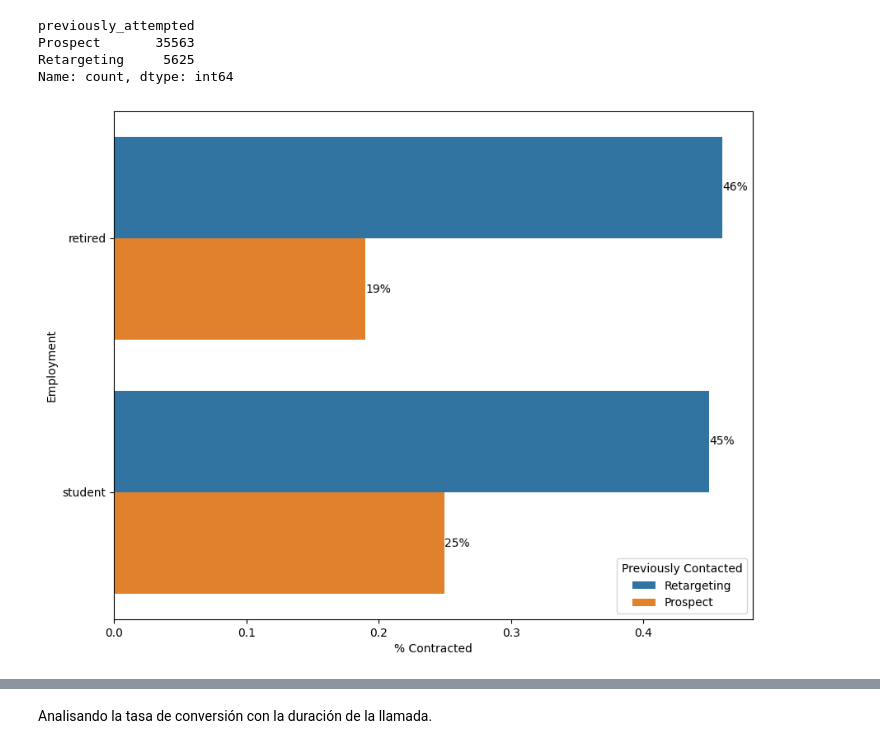
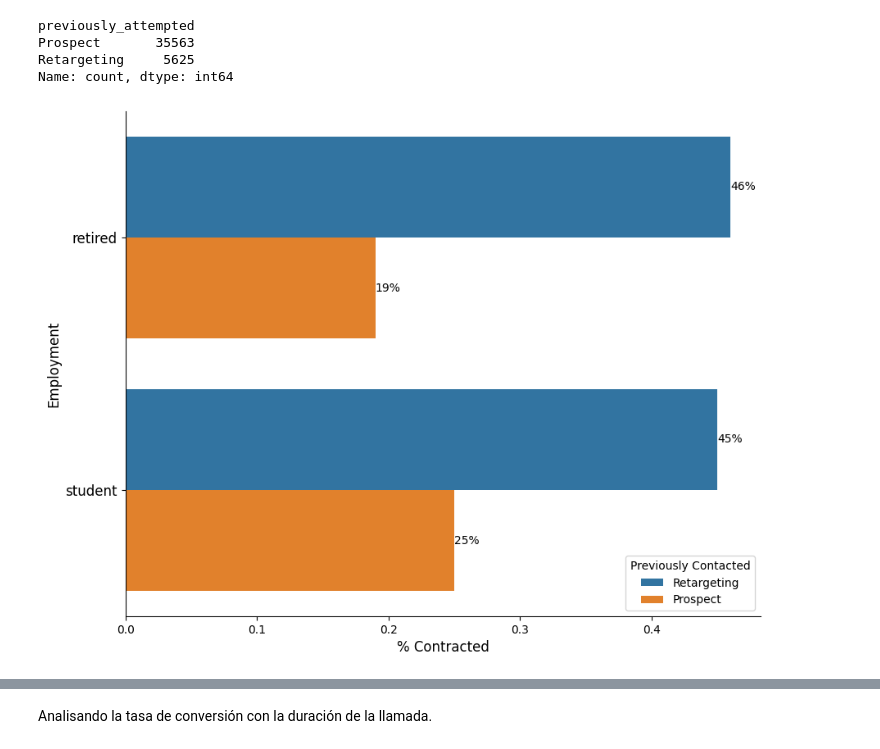
Before and after one commit to diegodelarubia/Trabajo_Final_Master-TFM-, a Jupyter notebook: TFM_Fintech/TFM_Final/main.ipynb, the cells around one changed output, grey strips where cells are left out. Saved outputs shown, nothing was run; the diff lists cells and outputs as text; code cells hidden in the pictures.

```diff
--- a/TFM_Fintech/TFM_Final/main.ipynb
+++ b/TFM_Fintech/TFM_Final/main.ipynb
@@ -711,26 +726,32 @@ Name: count, dtype: int64
 # %%
 ax = plt.subplots(figsize=(10, 8))
 
 ax = sns.barplot(
     df.query('job == "student" | job == "retired"')
     .groupby(['job','previously_attempted'])['y']
     .value_counts(normalize= True)
     .round(2).reset_index()
     .pivot(index= ['job','previously_attempted'], columns = 'y', values = 'proportion')
     .sort_values(by = 'yes', ascending= False),
     x = 'yes',
     y = 'job',
     hue = 'previously_attempted'
 )
 
-ax.set(xlabel='% Contracted', ylabel='Employment')
+ax.set_xlabel(xlabel='% Contracted', fontsize = 12)
+ax.set_ylabel(ylabel='Employment', fontsize = 12)
+ax.set_yticklabels(ax.get_yticklabels(), fontsize=12)
+
 
 for container in ax.containers:
     ax.bar_label(container, fontsize=10, fmt=lambda x: f'{x:.0%}')
 
 plt.legend(title='Previously Contacted')
 
 
+
+sns.despine(right=True, top= True)
+
 plt.show()
 # %% [output]
-[figure, old version]
+[figure, new version]
```
Also changed, not shown: parts of 11 cells of this notebook, 1 other file.
